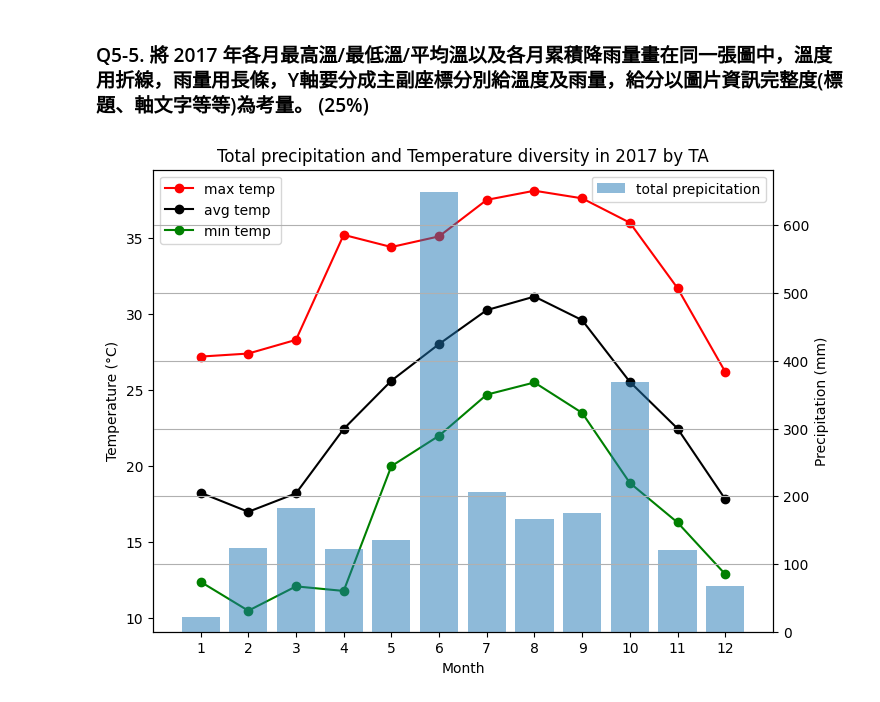
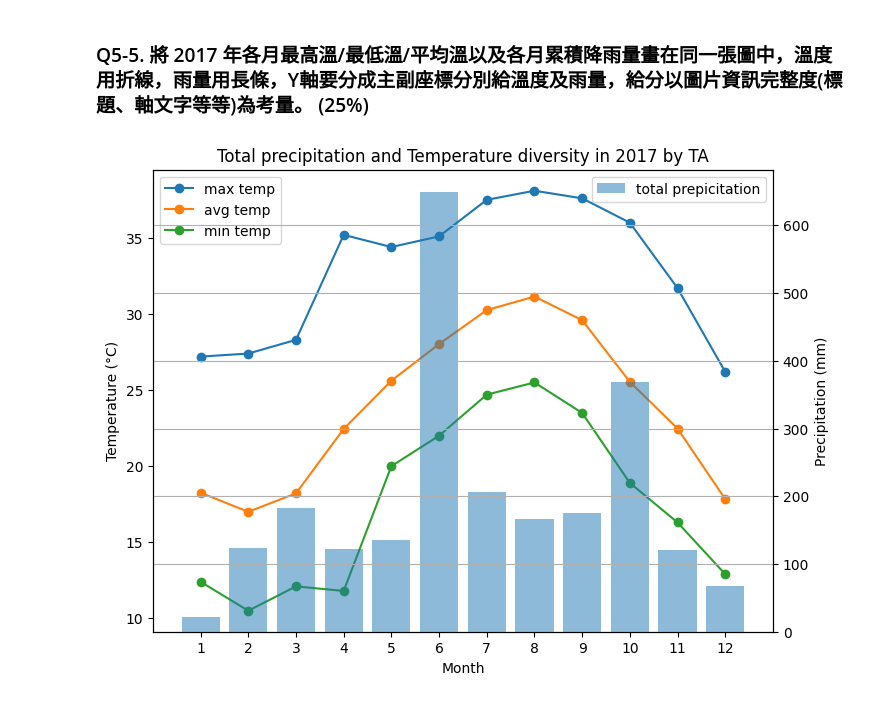
Before and after one commit to weather-and-ai/23-fall-mid-exam-TA-answer, a Jupyter notebook: midterm/TA_solved.ipynb, the cells around one changed output. Drawn from its saved outputs; the diff is of its cells as text; code cells hidden in the pictures.

```diff
--- a/midterm/TA_solved.ipynb
+++ b/midterm/TA_solved.ipynb
@@ -278,35 +278,40 @@ month_min_temp = df_2017.groupby('month')['TX01'].min()
 # %%
 %matplotlib inline
 
 import matplotlib.pyplot as plt
 
 x_month = [*range(1, 13, 1)]
 
 fig, ax1 = plt.subplots(figsize=(8, 6))
 
-ax1.plot(x_month, month_max_temp.values, "r-o")
-ax1.plot(x_month, month_avg_temp.values, "k-o")
-ax1.plot(x_month, month_min_temp.values, "g-o")
+ax1.plot(x_month, month_max_temp.values, "-o")
+ax1.plot(x_month, month_avg_temp.values, "-o")
+ax1.plot(x_month, month_min_temp.values, "-o")
 
 ax1.set_ylabel("Temperature (°C)")
 
 
 ax2 = ax1.twinx()
 ax2.bar(x_month, month_total_prep.values, alpha=0.5)
 
 ax2.set_ylabel("Precipitation (mm)")
 
 ax1.legend(
-    ["max temp", "avg temp", "min temp"], loc ="upper left")
-ax2.legend(["total prepicitation"], loc="upper right")
+    ["max temp", "avg temp", "min temp"],
+    loc ="upper left",
+)
+ax2.legend(
+    ["total prepicitation"],
+    loc="upper right",
+)
 
 plt.xlim(0, 13)
 plt.grid()
 ax1.set_xticks(x_month)
 ax1.set_xlabel("Month")
 plt.title("Total precipitation and Temperature diversity in 2017 by TA")
 
 plt.savefig("./q05_plot.jpg", dpi=300)
 plt.show()
 # %% [output]
-[figure, old version]
+[figure, new version]
```
Also changed, not shown: 3 other files.
